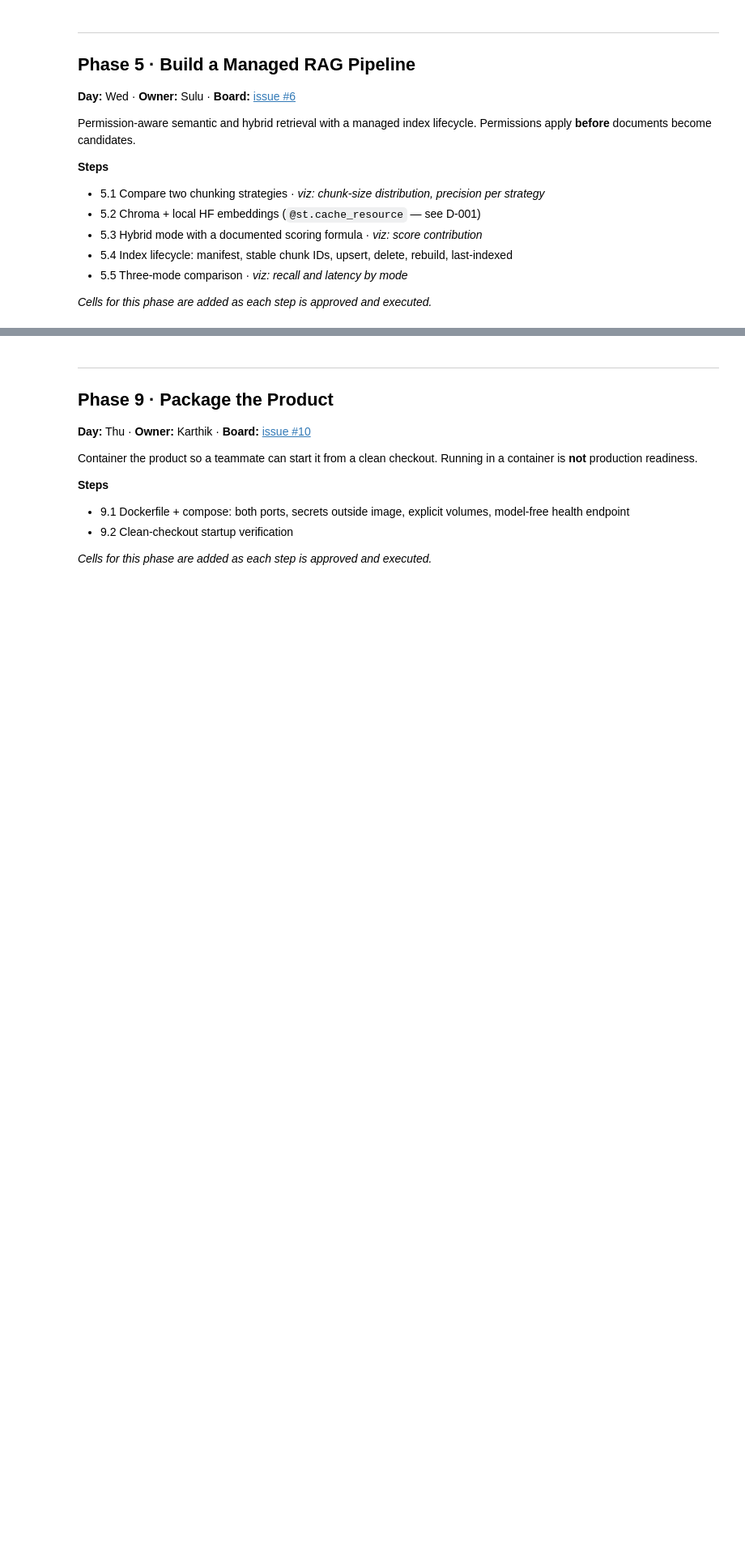
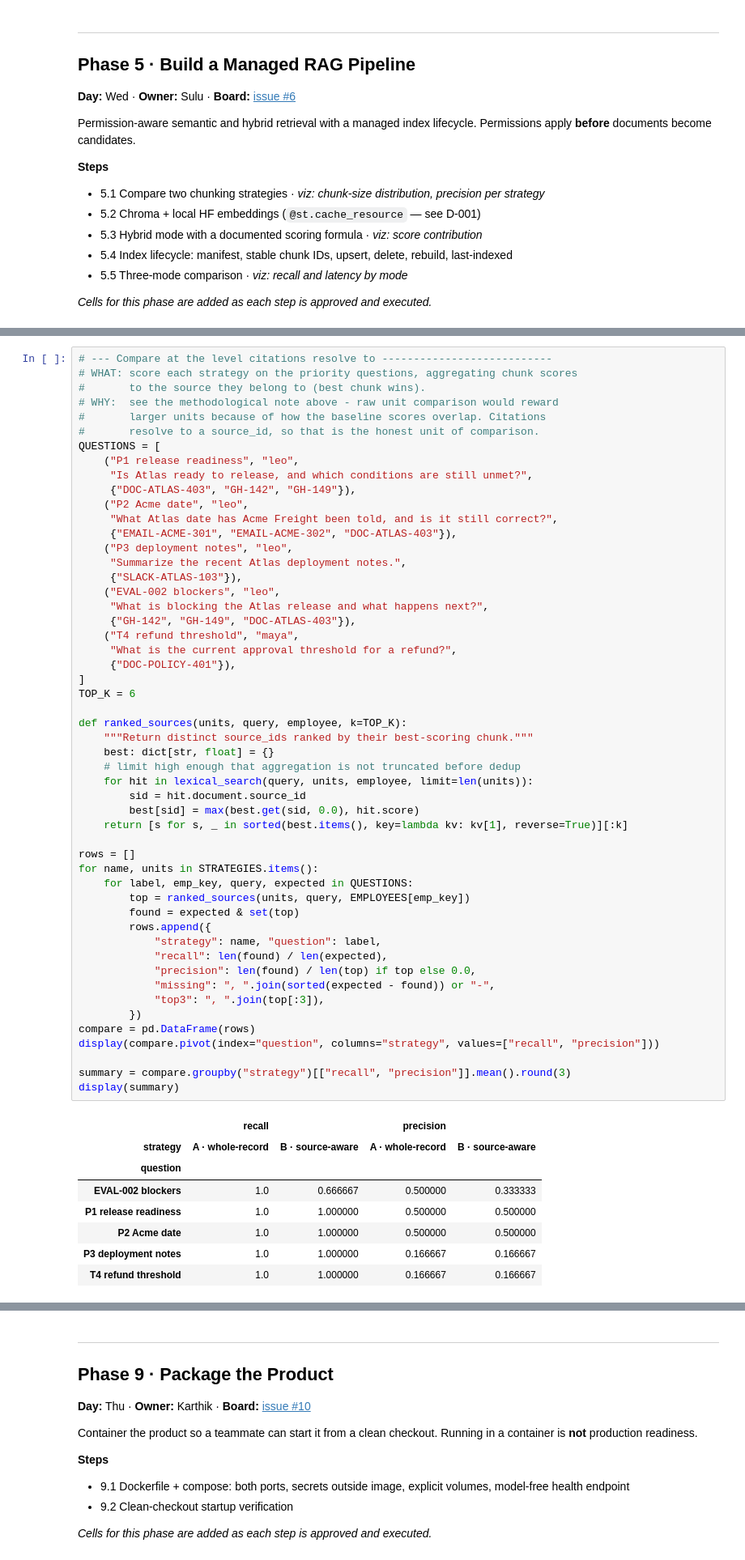
Before and after one commit to sulugambari/ai-agent-project, a Jupyter notebook: notebooks/northstar_build.ipynb, the cells around one changed output, grey strips where cells are left out. Shown at 81% size. Cells and saved outputs as stored; diff of their text form; blank space fills up the shorter version.

```diff
--- a/notebooks/northstar_build.ipynb
+++ b/notebooks/northstar_build.ipynb
@@ -1963,0 +2088,61 @@ Permission-aware semantic and hybrid retrieval with a managed index lifecycle. P
+# %%
+# --- Compare at the level citations resolve to ---------------------------
+# WHAT: score each strategy on the priority questions, aggregating chunk scores
+#       to the source they belong to (best chunk wins).
+# WHY:  see the methodological note above - raw unit comparison would reward
+#       larger units because of how the baseline scores overlap. Citations
+#       resolve to a source_id, so that is the honest unit of comparison.
+QUESTIONS = [
+    ("P1 release readiness", "leo",
+     "Is Atlas ready to release, and which conditions are still unmet?",
+     {"DOC-ATLAS-403", "GH-142", "GH-149"}),
+    ("P2 Acme date", "leo",
+     "What Atlas date has Acme Freight been told, and is it still correct?",
+     {"EMAIL-ACME-301", "EMAIL-ACME-302", "DOC-ATLAS-403"}),
+    ("P3 deployment notes", "leo",
+     "Summarize the recent Atlas deployment notes.",
+     {"SLACK-ATLAS-103"}),
+    ("EVAL-002 blockers", "leo",
+     "What is blocking the Atlas release and what happens next?",
+     {"GH-142", "GH-149", "DOC-ATLAS-403"}),
+    ("T4 refund threshold", "maya",
+     "What is the current approval threshold for a refund?",
+     {"DOC-POLICY-401"}),
+]
+TOP_K = 6
+
+def ranked_sources(units, query, employee, k=TOP_K):
+    """Return distinct source_ids ranked by their best-scoring chunk."""
+    best: dict[str, float] = {}
+    # limit high enough that aggregation is not truncated before dedup
+    for hit in lexical_search(query, units, employee, limit=len(units)):
+        sid = hit.document.source_id
+        best[sid] = max(best.get(sid, 0.0), hit.score)
+    return [s for s, _ in sorted(best.items(), key=lambda kv: kv[1], reverse=True)][:k]
+
+rows = []
+for name, units in STRATEGIES.items():
+    for label, emp_key, query, expected in QUESTIONS:
+        top = ranked_sources(units, query, EMPLOYEES[emp_key])
+        found = expected & set(top)
+        rows.append({
+            "strategy": name, "question": label,
+            "recall": len(found) / len(expected),
+            "precision": len(found) / len(top) if top else 0.0,
+            "missing": ", ".join(sorted(expected - found)) or "-",
+            "top3": ", ".join(top[:3]),
+        })
+compare = pd.DataFrame(rows)
+display(compare.pivot(index="question", columns="strategy", values=["recall", "precision"]))
+
+summary = compare.groupby("strategy")[["recall", "precision"]].mean().round(3)
+display(summary)
+# %% [output]
+|  | recall |  | precision |  |
+| strategy | A · whole-record | B · source-aware | A · whole-record | B · source-aware |
+| question |  |  |  |  |
+| EVAL-002 blockers | 1.0 | 0.666667 | 0.500000 | 0.333333 |
+| P1 release readiness | 1.0 | 1.000000 | 0.500000 | 0.500000 |
+| P2 Acme date | 1.0 | 1.000000 | 0.500000 | 0.500000 |
+| P3 deployment notes | 1.0 | 1.000000 | 0.166667 | 0.166667 |
+| T4 refund threshold | 1.0 | 1.000000 | 0.166667 | 0.166667 |
```
Also changed, not shown: parts of 9 cells of this notebook, 3 other files.
